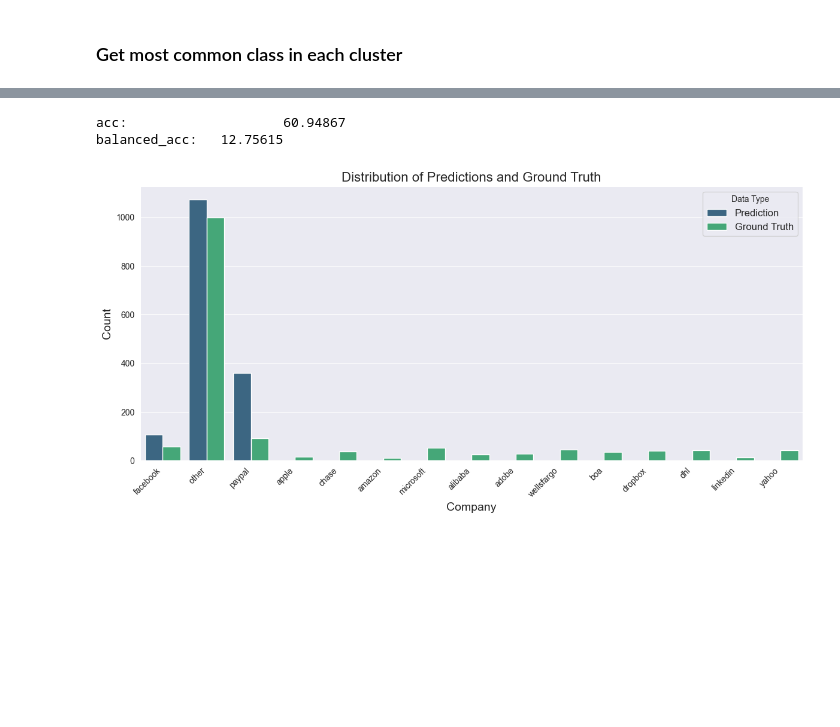
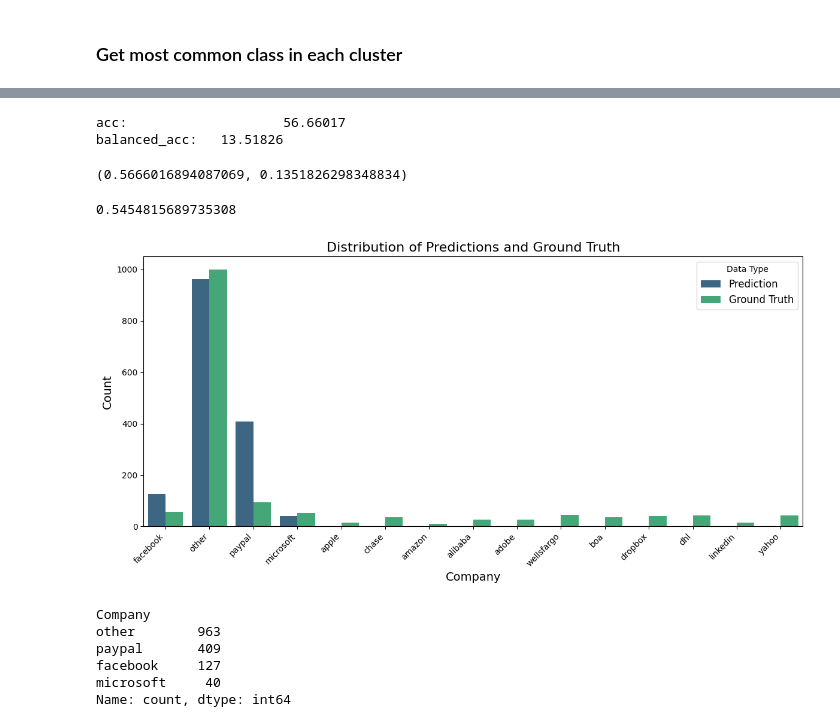
Before and after one commit to Percival33/phish-target-recognition, a Jupyter notebook: notebooks/001-phash-kmeans-forced.ipynb, the cells around one changed output, grey strips where cells are left out. Drawn from its saved outputs; the diff is of its cells as text; code cells hidden in the pictures; blank space fills up the shorter version.

Commit message:
get metrics in bovw, introduce helpers

```diff
--- a/notebooks/001-phash-kmeans-forced.ipynb
+++ b/notebooks/001-phash-kmeans-forced.ipynb
@@ -163,31 +159,26 @@ y_pred = [
 y_true = [label for _, label in val_dataset]
 
 # Compute accuracy
-accuracy = accuracy_score(y_true, y_pred)
-balanced_accuracy = balanced_accuracy_score(y_true, y_pred)
-print(f"acc:\t\t\t{accuracy * 100 :.5f}")
-print(f"balanced_acc:\t{balanced_accuracy * 100:.5f}")
+compute_accuracy(y_true, y_pred)
 # %% [output]
-acc:                    60.94867
-balanced_acc:   12.75615
+acc:                    56.66017
+balanced_acc:   13.51826
+(0.5666016894087069, 0.1351826298348834)
+# %%
+from sklearn.metrics import f1_score
+f1_score(y_true, y_pred, average="weighted")
+# %% [output]
+0.5454815689735308
 # %%
-data = pd.DataFrame(
-    {
-        "Type": ["Prediction"] * len(y_pred) + ["Ground Truth"] * len(y_true),
-        "Company": y_pred + y_true,
-    }
-)
-
-plt.figure(figsize=(12, 6))
-sns.countplot(data=data, x="Company", hue="Type", palette="viridis")
-
-plt.title("Distribution of Predictions and Ground Truth", fontsize=16)
-plt.xlabel("Company", fontsize=14)
-plt.ylabel("Count", fontsize=14)
-plt.xticks(rotation=45, ha="right")
-plt.legend(title="Data Type", fontsize=12)
-plt.tight_layout()
-
-plt.show()
+data = visualize(y_true, y_pred)
 # %% [output]
-[figure, old version]
+[figure, new version]
+# %%
+data[data["Type"] == "Prediction"]["Company"].value_counts()
+# %% [output]
+Company
+other        963
+paypal       409
+facebook     127
+microsoft     40
+Name: count, dtype: int64
```
Also changed, not shown: parts of 5 cells of this notebook, 5 other files.
